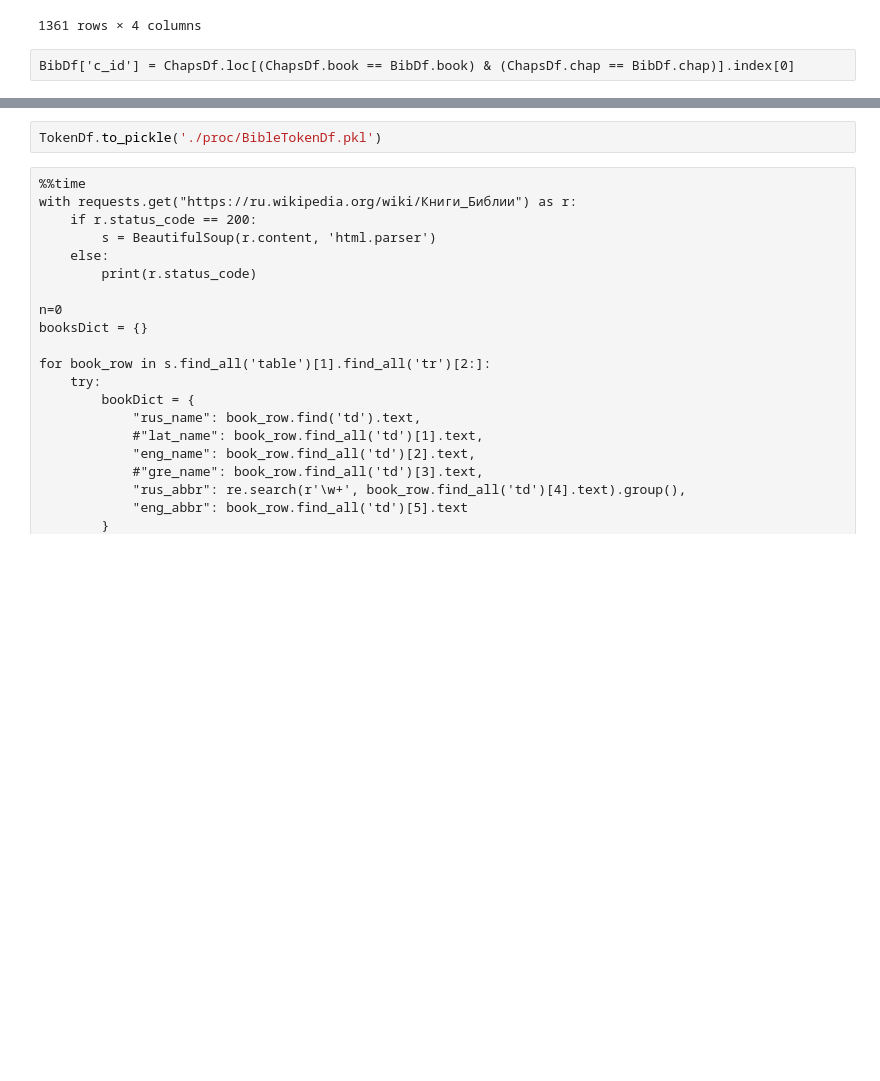
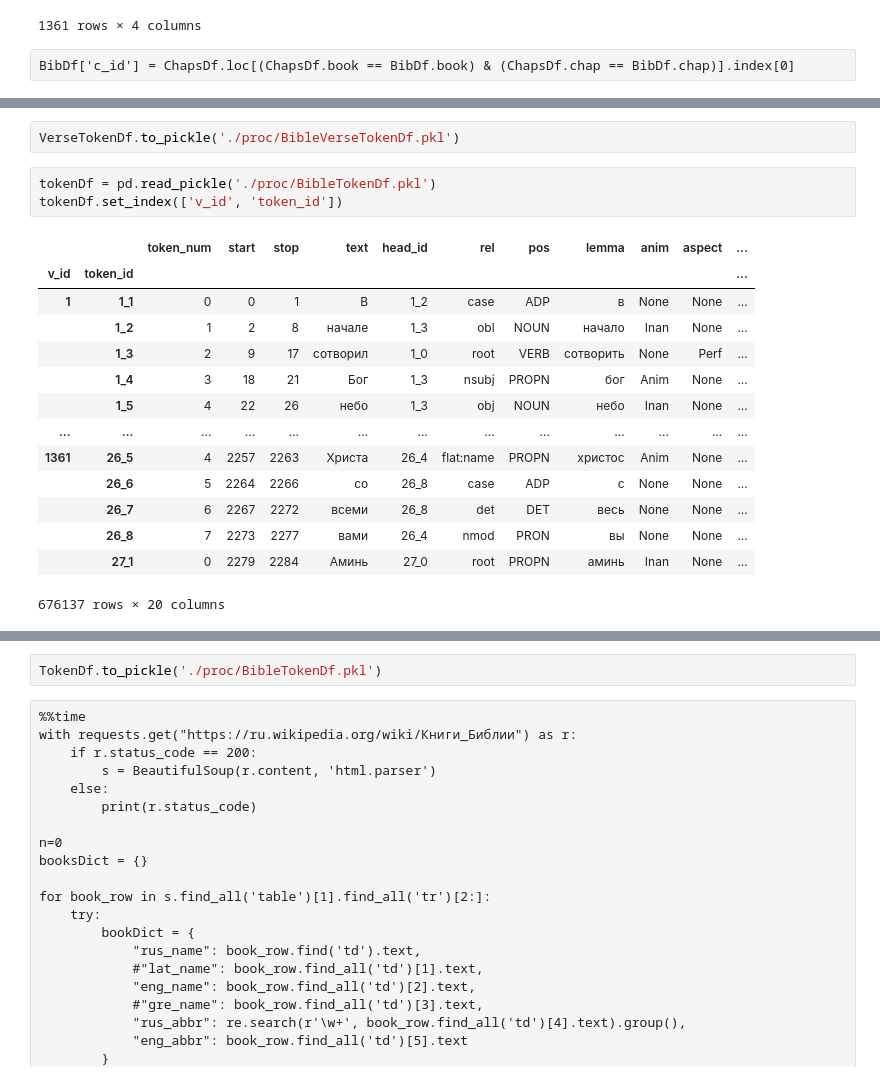
Before and after one commit to kollektivminds/russian-literary-bible, a Jupyter notebook: bible_processing.ipynb, the cells around one changed output, grey strips where cells are left out. Saved outputs shown, nothing was run; the diff lists cells and outputs as text; blank space fills up the shorter version.

```diff
--- a/bible_processing.ipynb
+++ b/bible_processing.ipynb
@@ -328,0 +325,20 @@ TestTokenDf = nat_parse(BibTextDf.iloc[:500])
+# %%
+VerseTokenDf.to_pickle('./proc/BibleVerseTokenDf.pkl')
+# %%
+tokenDf = pd.read_pickle('./proc/BibleTokenDf.pkl')
+tokenDf.set_index(['v_id', 'token_id'])
+# %% [output]
+|  |  | token_num | start | stop | text | head_id | rel | pos | lemma | anim | aspect | ... |
+| v_id | token_id |  |  |  |  |  |  |  |  |  |  | ... |
+| 1 | 1_1 | 0 | 0 | 1 | В | 1_2 | case | ADP | в | None | None | ... |
+|  | 1_2 | 1 | 2 | 8 | начале | 1_3 | obl | NOUN | начало | Inan | None | ... |
+|  | 1_3 | 2 | 9 | 17 | сотворил | 1_0 | root | VERB | сотворить | None | Perf | ... |
+|  | 1_4 | 3 | 18 | 21 | Бог | 1_3 | nsubj | PROPN | бог | Anim | None | ... |
+|  | 1_5 | 4 | 22 | 26 | небо | 1_3 | obj | NOUN | небо | Inan | None | ... |
+| ... | ... | ... | ... | ... | ... | ... | ... | ... | ... | ... | ... | ... |
+| 1361 | 26_5 | 4 | 2257 | 2263 | Христа | 26_4 | flat:name | PROPN | христос | Anim | None | ... |
+|  | 26_6 | 5 | 2264 | 2266 | со | 26_8 | case | ADP | с | None | None | ... |
+|  | 26_7 | 6 | 2267 | 2272 | всеми | 26_8 | det | DET | весь | None | None | ... |
+|  | 26_8 | 7 | 2273 | 2277 | вами | 26_4 | nmod | PRON | вы | None | None | ... |
+|  | 27_1 | 0 | 2279 | 2284 | Аминь | 27_0 | root | PROPN | аминь | Inan | None | ... |
+676137 rows × 20 columns
```
Also changed, not shown: parts of 41 cells of this notebook, 1 other file.
